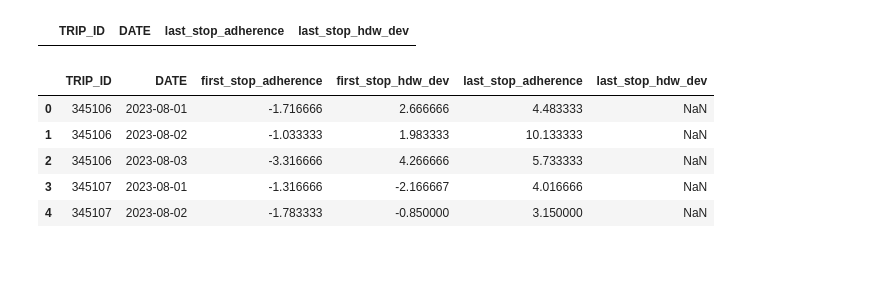
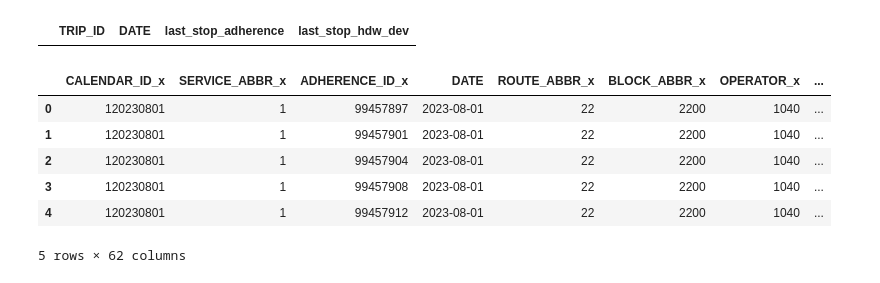
Before and after one commit to NewForce-Cohort-10-Data/wego-git-in-the-room-where-it-happens, a Jupyter notebook: notebooks/WeGo Data Introduction.ipynb, the cells around one changed output. Saved outputs shown, nothing was run; the diff lists cells and outputs as text; code cells hidden in the pictures.

```diff
--- a/notebooks/WeGo Data Introduction.ipynb
+++ b/notebooks/WeGo Data Introduction.ipynb
@@ -360,15 +360,16 @@ last_stops_agg.head()
 |  | TRIP_ID | DATE | last_stop_adherence | last_stop_hdw_dev |
 # %%
 # Now to merge the columns
-trip_comparison = pd.merge(first_stops_agg, last_stops_agg, on=unique_trip_cols, how='inner')
+trip_comparison = pd.merge(first_stops, last_stops, on=unique_trip_cols, how='inner')
 trip_comparison.head()
 # %% [output]
-|  | TRIP_ID | DATE | first_stop_adherence | first_stop_hdw_dev | last_stop_adherence | last_stop_hdw_dev |
-| 0 | 345106 | 2023-08-01 | -1.716666 | 2.666666 | 4.483333 | NaN |
-| 1 | 345106 | 2023-08-02 | -1.033333 | 1.983333 | 10.133333 | NaN |
-| 2 | 345106 | 2023-08-03 | -3.316666 | 4.266666 | 5.733333 | NaN |
-| 3 | 345107 | 2023-08-01 | -1.316666 | -2.166667 | 4.016666 | NaN |
-| 4 | 345107 | 2023-08-02 | -1.783333 | -0.850000 | 3.150000 | NaN |
+|  | CALENDAR_ID_x | SERVICE_ABBR_x | ADHERENCE_ID_x | DATE | ROUTE_ABBR_x | BLOCK_ABBR_x | OPERATOR_x | ... |
+| 0 | 120230801 | 1 | 99457897 | 2023-08-01 | 22 | 2200 | 1040 | ... |
+| 1 | 120230801 | 1 | 99457901 | 2023-08-01 | 22 | 2200 | 1040 | ... |
+| 2 | 120230801 | 1 | 99457904 | 2023-08-01 | 22 | 2200 | 1040 | ... |
+| 3 | 120230801 | 1 | 99457908 | 2023-08-01 | 22 | 2200 | 1040 | ... |
+| 4 | 120230801 | 1 | 99457912 | 2023-08-01 | 22 | 2200 | 1040 | ... |
+5 rows × 62 columns
 # %%
 # I will now attempt to analyze a correlation
 if not trip_comparison.empty:
```
Also changed, not shown: parts of 13 cells of this notebook, 4 other files.
